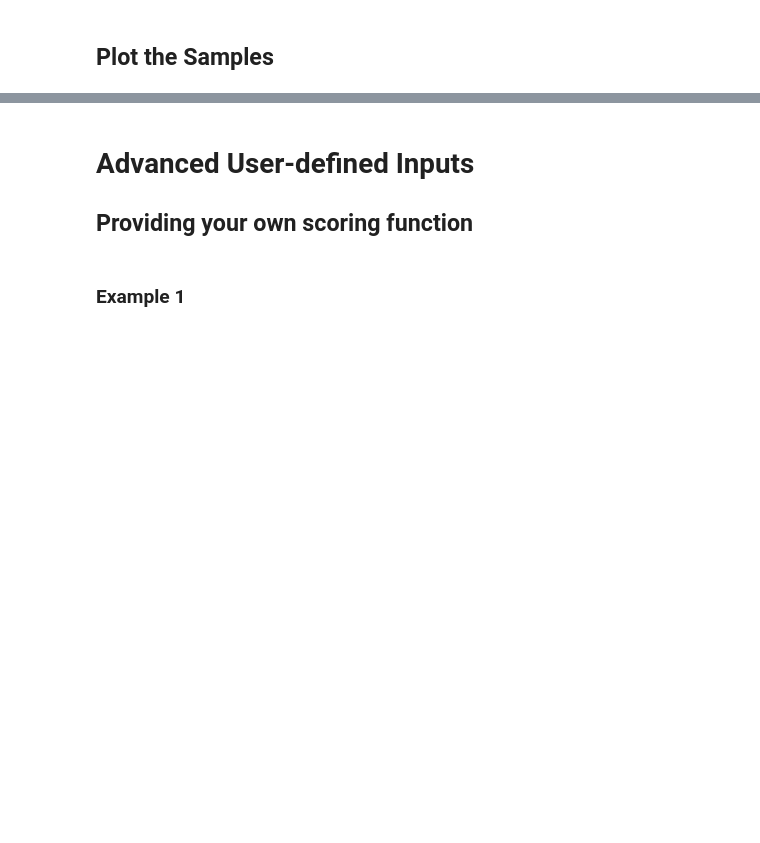
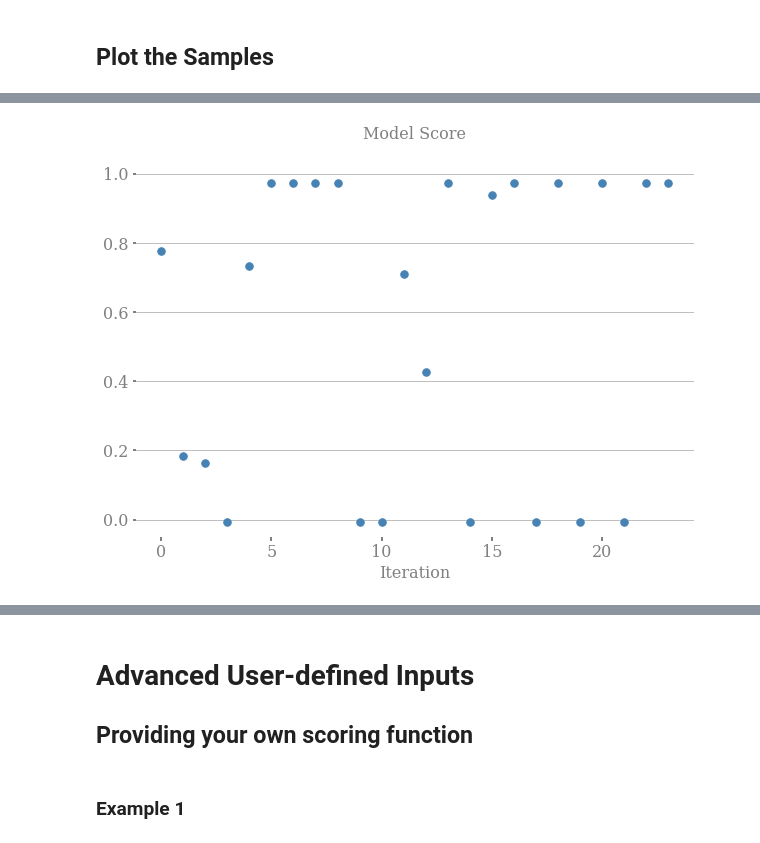
Before and after one commit to mattcrooksBBC/BayesianOptimisation, a Jupyter notebook: Bayesian_hyperparameter_optimisation3_HowToUse.ipynb, the cells around one changed output, grey strips where cells are left out. Saved outputs shown, nothing was run; the diff lists cells and outputs as text; code cells hidden in the pictures; blank space fills up the shorter version.

```diff
--- a/Bayesian_hyperparameter_optimisation3_HowToUse.ipynb
+++ b/Bayesian_hyperparameter_optimisation3_HowToUse.ipynb
@@ -108,0 +176,4 @@ np.mean(cross_val_score(RFr, X_train,y_train, cv=5))
+# %%
+BOout.model_accuracy_convergence_plot()
+# %% [output]
+[figure, added]
```
Also changed, not shown: parts of 24 cells of this notebook, 1 other file.
